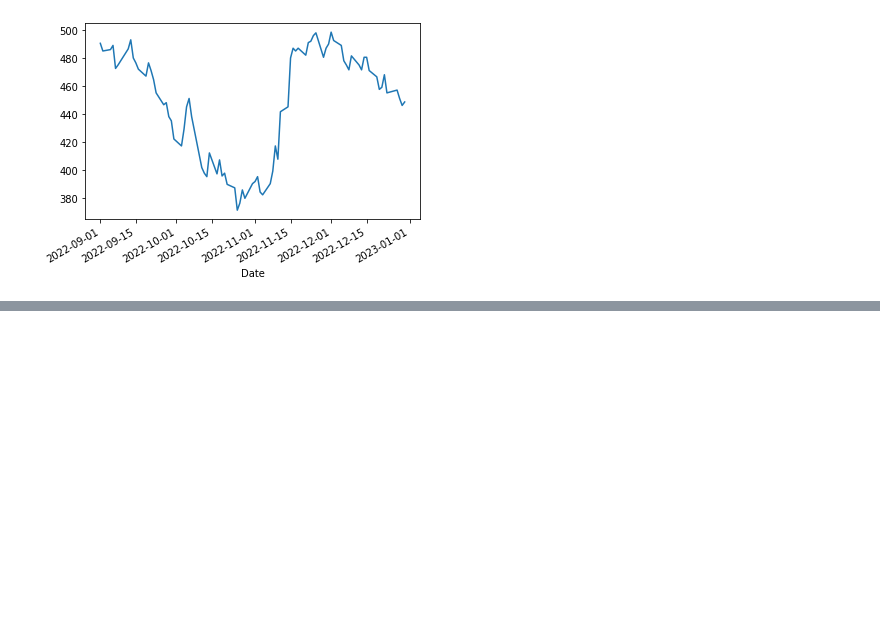
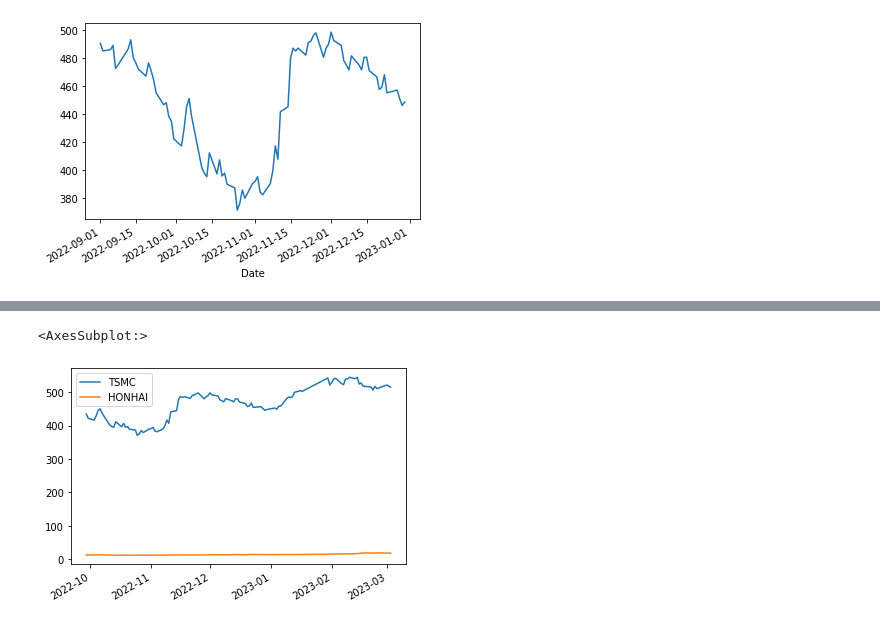
Before and after one commit to JYRUS19/20230205-Python, a Jupyter notebook: 20230305.ipynb, the cells around one changed output, grey strips where cells are left out. Saved outputs shown, nothing was run; the diff lists cells and outputs as text; code cells hidden in the pictures; blank space fills up the shorter version.

```diff
--- a/20230305.ipynb
+++ b/20230305.ipynb
@@ -418,0 +561,2 @@ TSMC['2022-09':'2022-12']['Close'].plot()
+# %%
+HONHAI = yf.download('2017.tw')
@@ -418,0 +565,6 @@ TSMC['2022-09':'2022-12']['Close'].plot()
+# %%
+STOCKS = pd.DataFrame()
+# %%
+STOCKS['TSMC'] = TSMC['Close']
+# %%
+STOCKS['HONHAI'] = HONHAI['Close']
@@ -418,0 +587,5 @@ TSMC['2022-09':'2022-12']['Close'].plot()
+# %%
+STOCKS.tail(100).plot()
+# %% [output]
+<AxesSubplot:>
+[figure, added]
```
Also changed, not shown: parts of 42 cells of this notebook.
